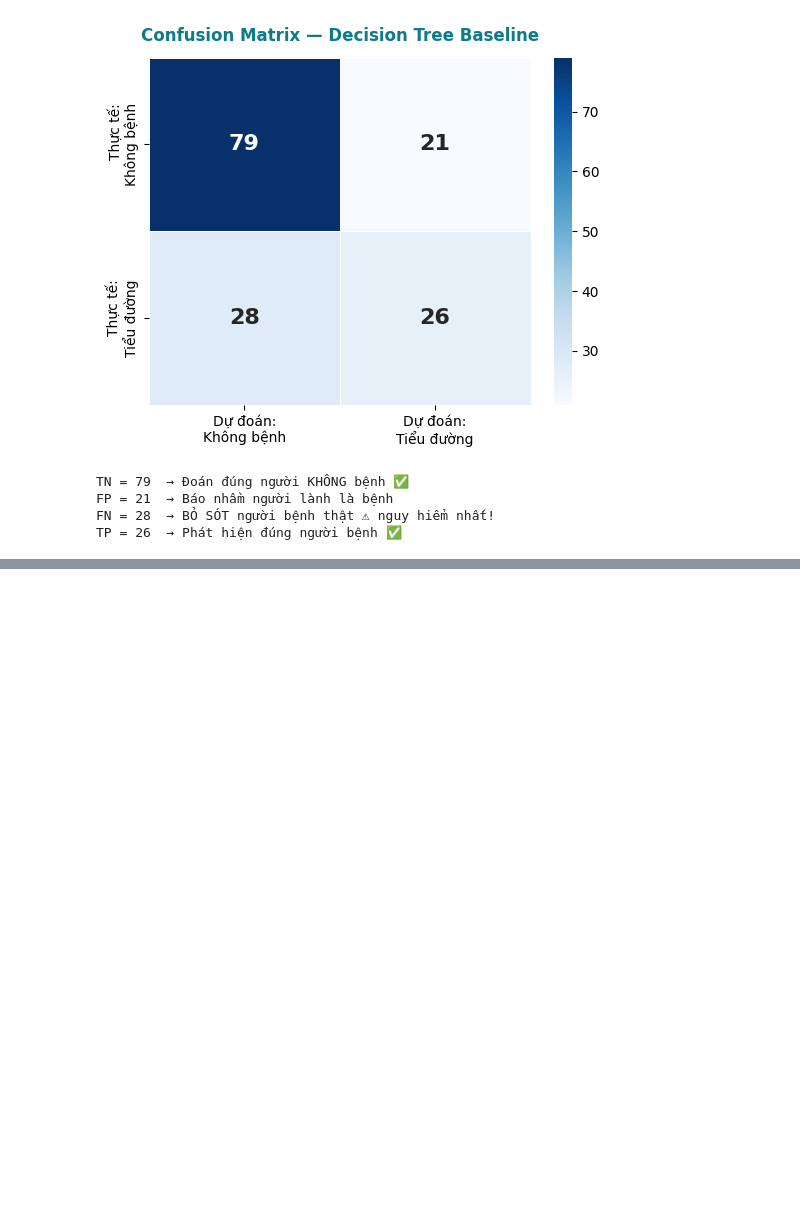
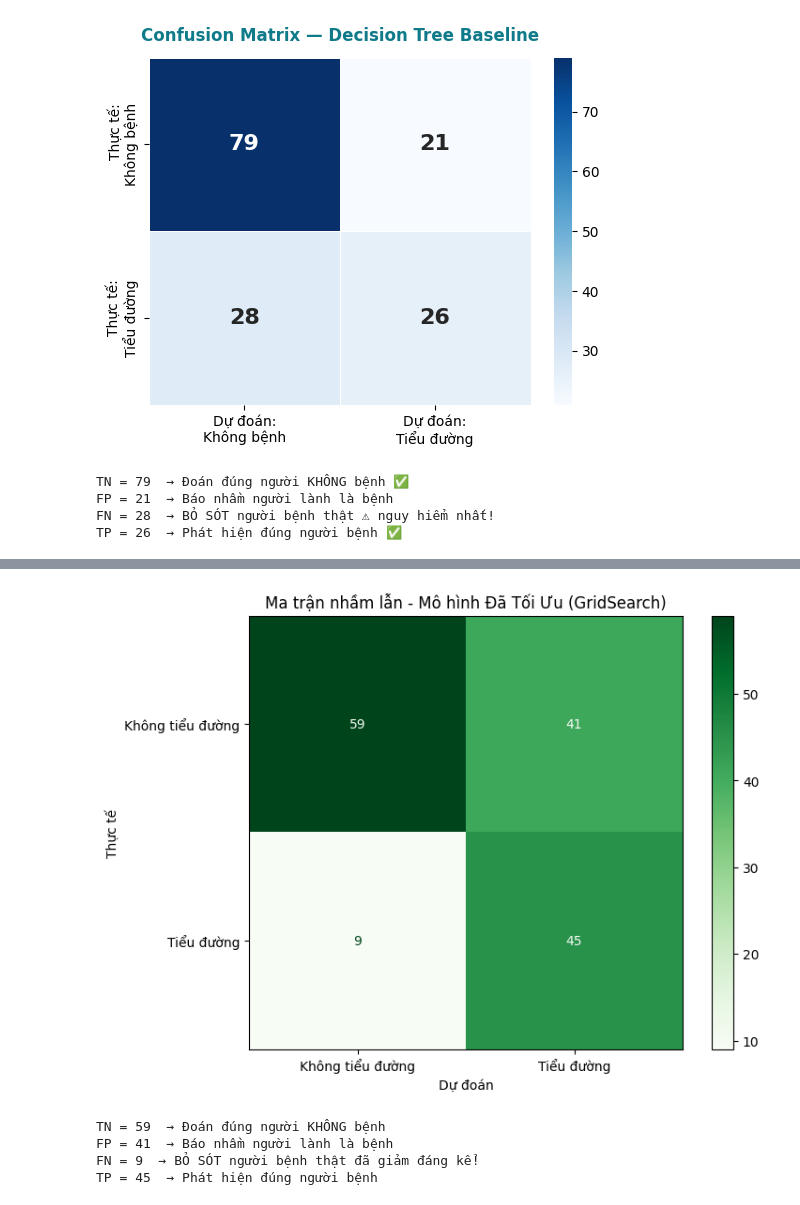
Before and after one commit to TramSt/decision-tree-pima-diabetes, a Jupyter notebook: notebooks/02_model.ipynb, the cells around one changed output, grey strips where cells are left out. Cells and saved outputs as stored; diff of their text form; code cells hidden in the pictures; blank space fills up the shorter version.

```diff
--- a/notebooks/02_model.ipynb
+++ b/notebooks/02_model.ipynb
@@ -188,0 +246,26 @@ TP = 26  → Phát hiện đúng người bệnh ✅
+# %%
+# ma trận nhầm lẫn của mô hình gridsearch
+
+from sklearn.metrics import ConfusionMatrixDisplay
+
+# Vẽ Confusion Matrix của mô hình đã tối ưu (đổi màu xanh lá để phân biệt với Baseline)
+fig, ax = plt.subplots(figsize=(8, 6))
+cm_opt = confusion_matrix(y_test, y_pred_optimized)
+disp = ConfusionMatrixDisplay(confusion_matrix=cm_opt, display_labels=["Không tiểu đường", "Tiểu đường"])
+disp.plot(cmap='Greens', values_format='d', ax=ax)
+ax.set_xlabel("Dự đoán")
+ax.set_ylabel("Thực tế")
+plt.title("Ma trận nhầm lẫn - Mô hình Đã Tối Ưu (GridSearch)")
+plt.show()
+
+tn, fp, fn, tp = cm_opt.ravel()
+print(f"TN = {tn}  → Đoán đúng người KHÔNG bệnh")
+print(f"FP = {fp}  → Báo nhầm người lành là bệnh")
+print(f"FN = {fn}  → BỎ SÓT người bệnh thật đã giảm đáng kể!")
+print(f"TP = {tp}  → Phát hiện đúng người bệnh")
+# %% [output]
+[figure, added]
+TN = 59  → Đoán đúng người KHÔNG bệnh
+FP = 41  → Báo nhầm người lành là bệnh
+FN = 9  → BỎ SÓT người bệnh thật đã giảm đáng kể!
+TP = 45  → Phát hiện đúng người bệnh
```
Also changed, not shown: parts of 3 cells of this notebook.
